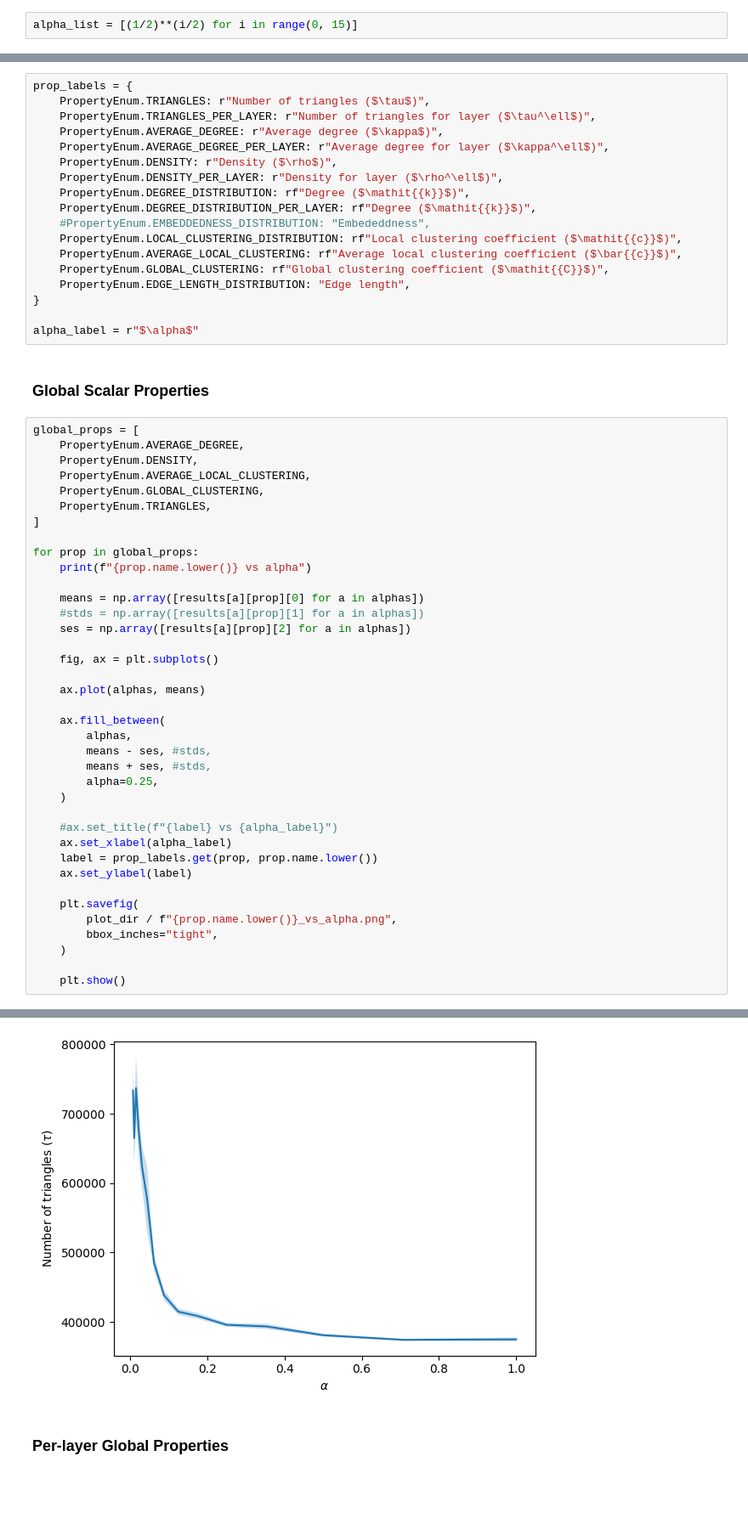
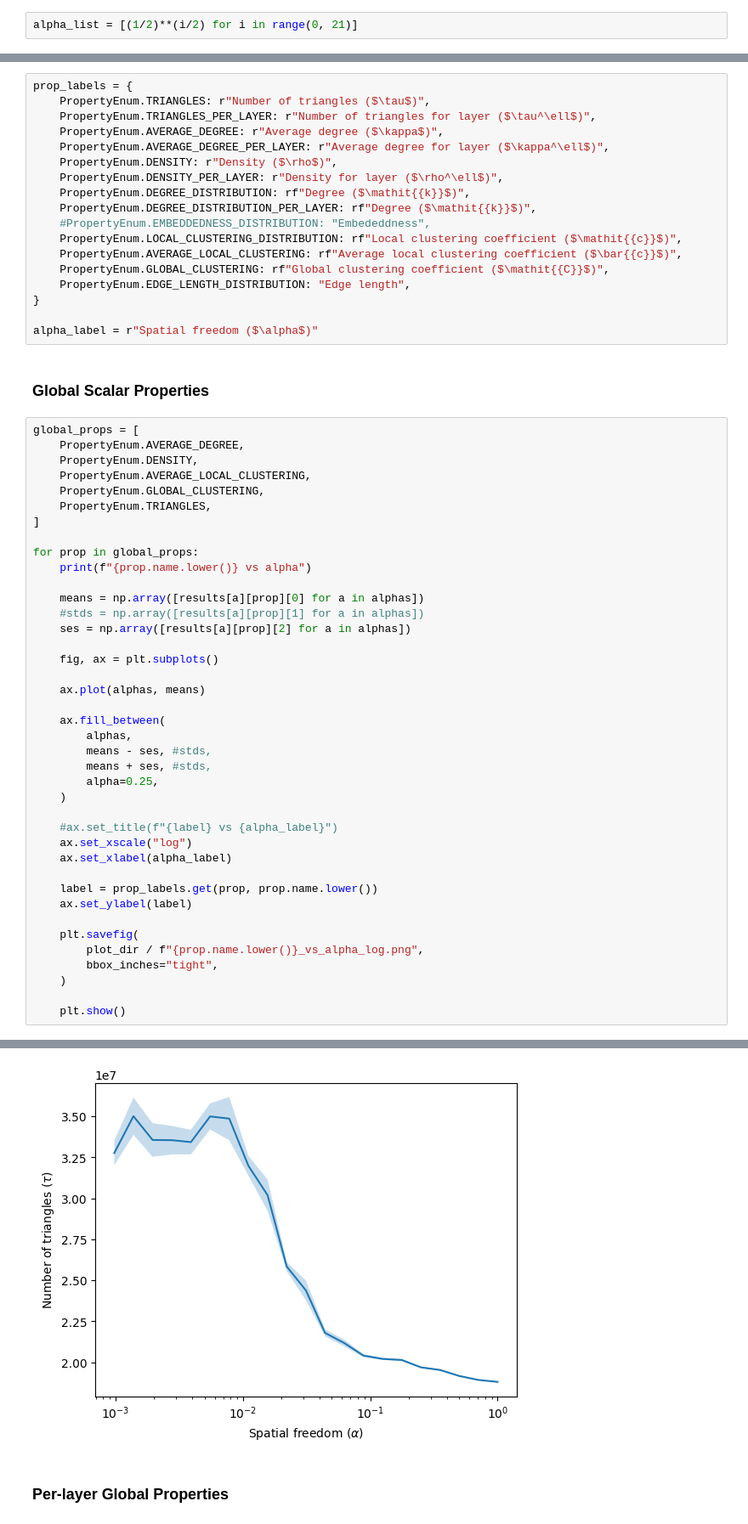
Before and after one commit to IrinaMonaEpure/MARS, a Jupyter notebook: notebooks/draft_experiments.ipynb, the cells around one changed output, grey strips where cells are left out. Shown at 85% size. Cells and saved outputs as stored; diff of their text form; blank space fills up the shorter version.

Commit message:
Draft plots and server scripts

```diff
--- a/notebooks/draft_experiments.ipynb
+++ b/notebooks/draft_experiments.ipynb
@@ -23,7 +23,7 @@ rng = np.random.default_rng(cfg.seed)
 # %% [markdown]
 ### Run Batch Experiment
 # %%
-alpha_list = [(1/2)**(i/2) for i in range(0, 15)]
+alpha_list = [(1/2)**(i/2) for i in range(0, 21)]
 # %%
 results, paths = batch_experiment(
         cfg=cfg,
@@ -91,7 +91,7 @@ prop_labels = {
     PropertyEnum.EDGE_LENGTH_DISTRIBUTION: "Edge length",
 }
 
-alpha_label = r"$\alpha$"
+alpha_label = r"Spatial freedom ($\alpha$)"
 # %% [markdown]
 ### Global Scalar Properties
 # %%
@@ -122,12 +122,14 @@ for prop in global_props:
     )
 
     #ax.set_title(f"{label} vs {alpha_label}")
+    ax.set_xscale("log")
     ax.set_xlabel(alpha_label)
+
     label = prop_labels.get(prop, prop.name.lower())
     ax.set_ylabel(label)
 
     plt.savefig(
-        plot_dir / f"{prop.name.lower()}_vs_alpha.png",
+        plot_dir / f"{prop.name.lower()}_vs_alpha_log.png",
         bbox_inches="tight",
     )
 
@@ -144,5 +146,5 @@ global_clustering vs alpha
 triangles vs alpha
-[figure, old version]
+[figure, new version]
 # %% [markdown]
 ### Per-layer Global Properties
 # %%
```
Also changed, not shown: parts of 19 cells of this notebook, 5 other files.
